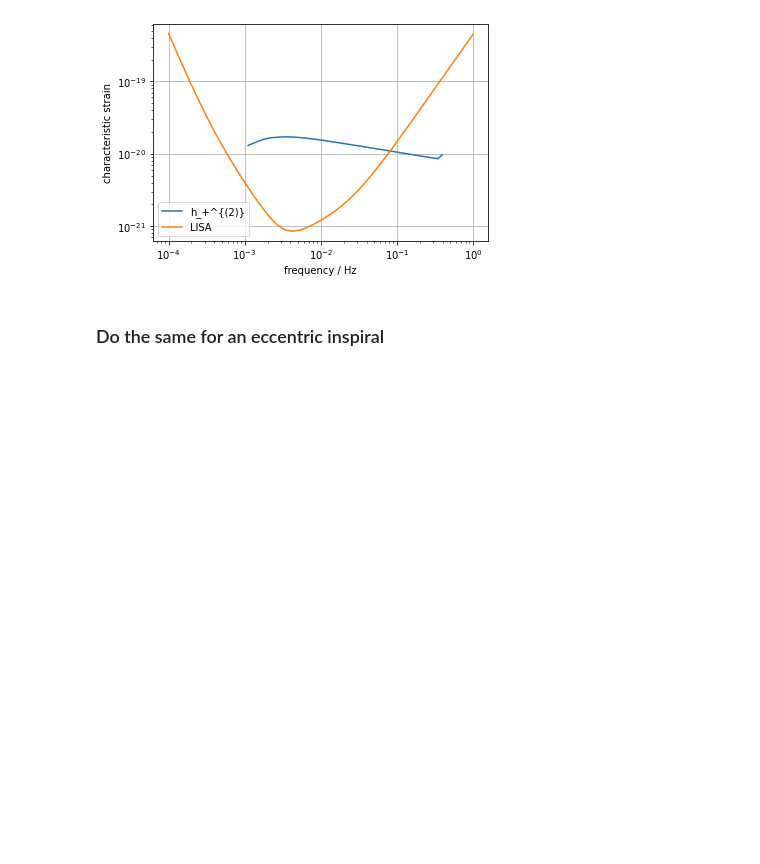
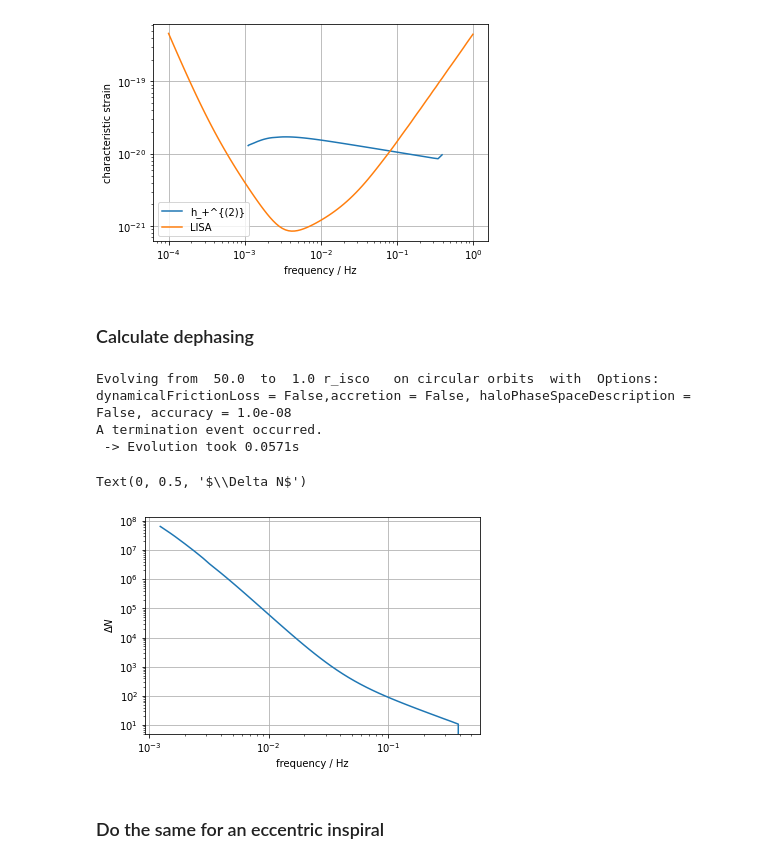
Before and after one commit to DMGW-Goethe/imripy, a Jupyter notebook: examples/BasicExample.ipynb, the cells around one changed output. Saved outputs shown, nothing was run; the diff lists cells and outputs as text; code cells hidden in the pictures; blank space fills up the shorter version.

Commit message:
updated example to include nfw and Delta N

```diff
--- a/examples/BasicExample.ipynb
+++ b/examples/BasicExample.ipynb
@@ -85,6 +94,28 @@ plt.grid(); plt.legend(); plt.xlabel("frequency / Hz"); plt.ylabel("characterist
 # %% [output]
 Text(0, 0.5, 'characteristic strain')
 [figure]
+# %% [markdown]
+### Calculate dephasing
+# %%
+# To calculate the dephasing, we need the vacuum case
+noDF = imripy.inspiral.Classic.EvolutionOptions(dynamicalFrictionLoss=False)
+ev_0 = imripy.inspiral.Classic.Evolve(sp, R0, a_fin=R_fin, opt=noDF)
+# %% [output]
+Evolving from  50.0  to  1.0 r_isco   on circular orbits  with  Options:  dynamicalFrictionLoss = False,accretion = False, haloPhaseSpaceDescription = False, accuracy = 1.0e-08
+A termination event occurred.
+ -> Evolution took 0.0571s
+# %%
+# Now calculate N_cycles for both cases and compare
+f_gw_0, N_0 = imripy.waveform.N_cycles_n(2, sp, ev_0)
+N_0_interp = interp1d(f_gw_0, N_0, bounds_error=False, fill_value=(0.,0.))
+
+f_gw, N = imripy.waveform.N_cycles_n(2, sp, ev)
+
+plt.loglog(f_gw/ms.hz_to_invpc, np.abs(N_0_interp(f_gw)- N))
+plt.grid(); plt.xlabel("frequency / Hz"); plt.ylabel("$\Delta N$")
+# %% [output]
+Text(0, 0.5, '$\\Delta N$')
+[figure, added]
 # %% [markdown]
 ### Do the same for an eccentric inspiral
 # %%
```
Also changed, not shown: parts of 6 cells of this notebook.
